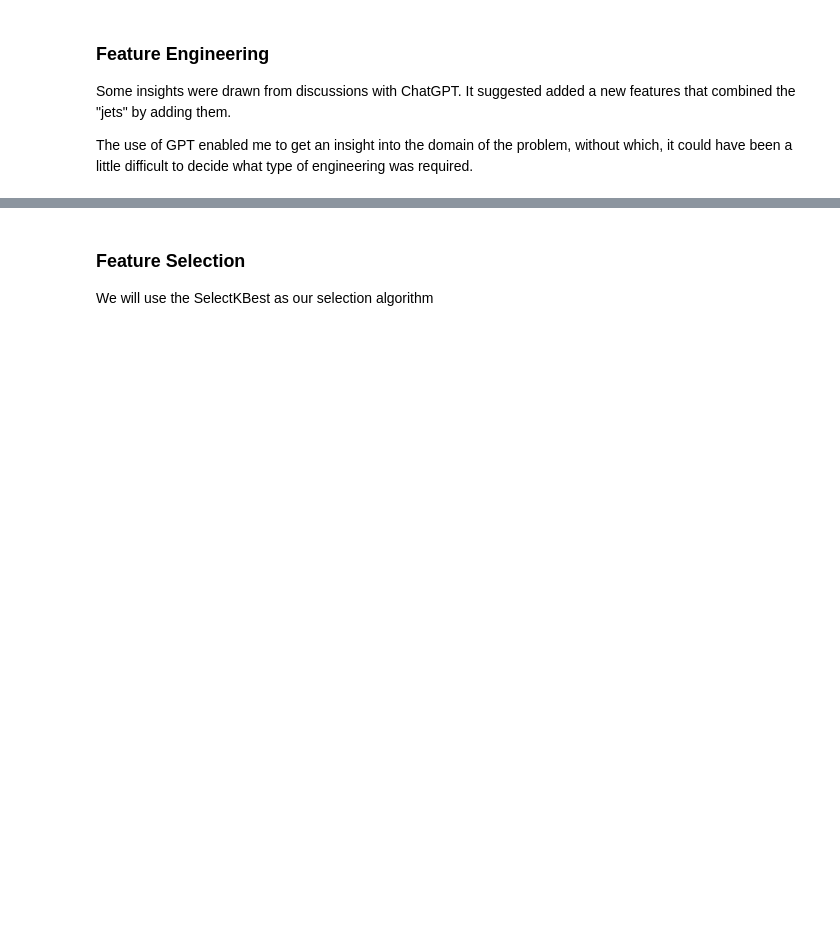
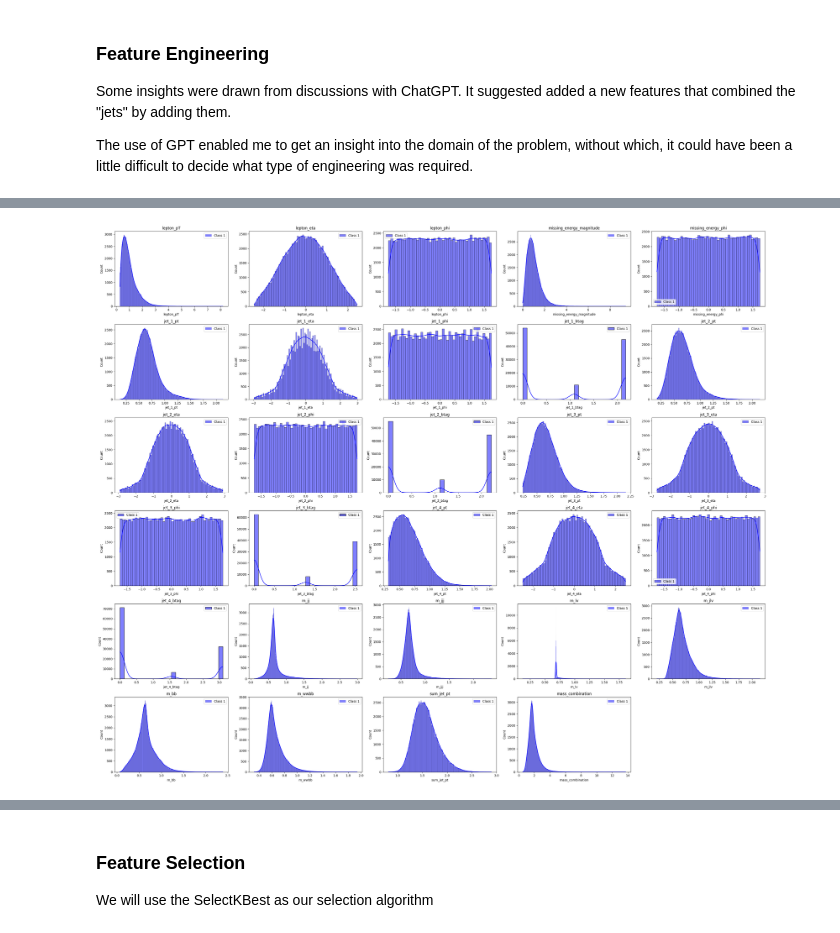
Before and after one commit to Nived04/CS60050_Particle_Collision_Classifier_Course-Asgnmt, a Jupyter notebook: Copy_of_Particle_Collision_SVM.ipynb, the cells around one changed output, grey strips where cells are left out. Cells and saved outputs as stored; diff of their text form; code cells hidden in the pictures; blank space fills up the shorter version.

```diff
--- a/Copy_of_Particle_Collision_SVM.ipynb
+++ b/Copy_of_Particle_Collision_SVM.ipynb
@@ -276,5 +296,7 @@ plt.show()
 # %%
-# the correlation seems to improve a little for sum_jet_pt, sum_jet_btag and mass_combination
+# the correlation seems to improve a little for sum_jet_ptand mass_combination
 # thus we can keep these features and drop the rest
 
-X.drop(['sum_jet_eta', 'sum_jet_phi', 'missing_energy_lepton_diff'], axis=1, inplace=True)
+X_feat_eng = X_feat_eng.drop(columns=['sum_jet_eta', 'sum_jet_phi', 'missing_energy_lepton_diff'])
+
+X_feat_eng.head()
@@ -281,4 +311,16 @@ X.drop(['sum_jet_eta', 'sum_jet_phi', 'missing_energy_lepton_diff'], axis=1, inp
-# %%
-# add the squares of the features
-for col in X.columns:
-    X[col + '_squared'] = X[col] ** 2
+# %%
+# Apply log-transformation to the feautres having either "pt" or "m_" in their names
+log_transform_columns = [col for col in X_feat_eng.columns if (('pt' in col and 'lepton' not in col) or ('m_' in col and 'sum_' not in col))]
+
+#calculate the skewness of the columns
+skewness = X_feat_eng[log_transform_columns].apply(lambda x: x.skew())
+
+X_log_transformed = X_feat_eng.copy()
+
+X_log_transformed[log_transform_columns] = np.log1p(X_feat_eng[log_transform_columns])
+
+#calculate the skewness of the columns after log transformation
+skewness_after = X_log_transformed[log_transform_columns].apply(lambda x: x.skew())
+
+print("Skewness before log transformation: \n", skewness)
+print("\nSkewness after log transformation: \n", skewness_after)
@@ -284,0 +345,17 @@ for col in X.columns:
+# %%
+# visualize the distributions of the features after the changes
+
+plt.figure(figsize=(30, 25))
+for i, col in enumerate(X_log_transformed.columns):
+    plt.subplot(num_rows, num_cols, i+1)
+
+    # Using seaborn's kdeplot for smoother distribution visualization
+    sns.histplot(data=X_log_transformed[col], color='blue', label='Class 1', fill=True, alpha=0.5, kde=True)
+
+    plt.title(col, fontsize=12)
+    plt.legend()
+
+plt.tight_layout()
+plt.show()
+# %% [output]
+[figure, added]
```
Also changed, not shown: parts of 32 cells of this notebook.
